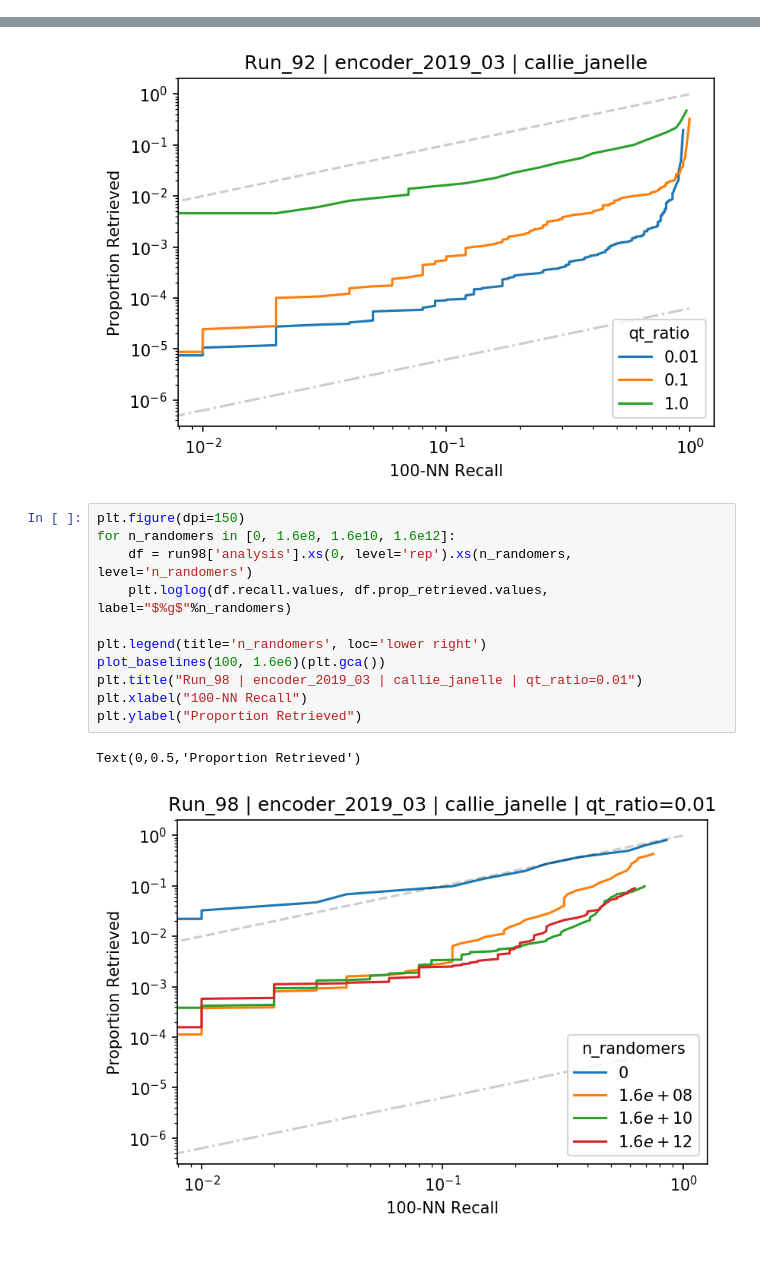
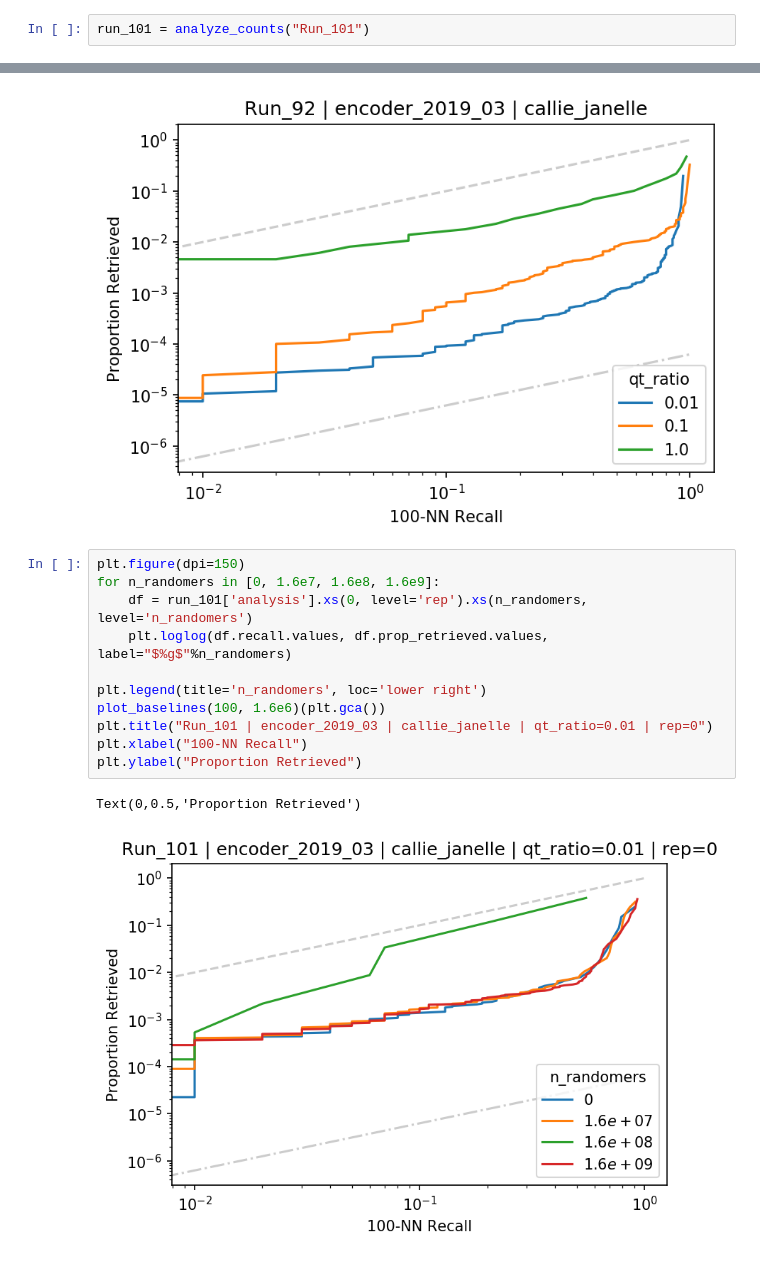
Before and after one commit to uwmisl/primo-similarity-search, a Jupyter notebook: notebooks/04_experiments/analyze_counts.ipynb, the cells around one changed output, grey strips where cells are left out. Cells and saved outputs as stored; diff of their text form.

```diff
--- a/notebooks/04_experiments/analyze_counts.ipynb
+++ b/notebooks/04_experiments/analyze_counts.ipynb
@@ -109,6 +101,8 @@ def analyze_counts(run_id):
 run92 = analyze_counts("Run_92")
 # %%
 run98 = analyze_counts("Run_98")
+# %%
+run_101 = analyze_counts("Run_101")
 # %%
 import matplotlib.pyplot as plt
 # %%
@@ -135,15 +129,15 @@ Text(0,0.5,'Proportion Retrieved')
 [figure]
 # %%
 plt.figure(dpi=150)
-for n_randomers in [0, 1.6e8, 1.6e10, 1.6e12]:
-    df = run98['analysis'].xs(0, level='rep').xs(n_randomers, level='n_randomers')
+for n_randomers in [0, 1.6e7, 1.6e8, 1.6e9]:
+    df = run_101['analysis'].xs(0, level='rep').xs(n_randomers, level='n_randomers')
     plt.loglog(df.recall.values, df.prop_retrieved.values, label="$%g$"%n_randomers)
 
 plt.legend(title='n_randomers', loc='lower right')
 plot_baselines(100, 1.6e6)(plt.gca())
-plt.title("Run_98 | encoder_2019_03 | callie_janelle | qt_ratio=0.01")
+plt.title("Run_101 | encoder_2019_03 | callie_janelle | qt_ratio=0.01 | rep=0")
 plt.xlabel("100-NN Recall")
 plt.ylabel("Proportion Retrieved")
 # %% [output]
 Text(0,0.5,'Proportion Retrieved')
-[figure, old version]
+[figure, new version]
```
Also changed, not shown: parts of 3 cells of this notebook, 7 other files.
